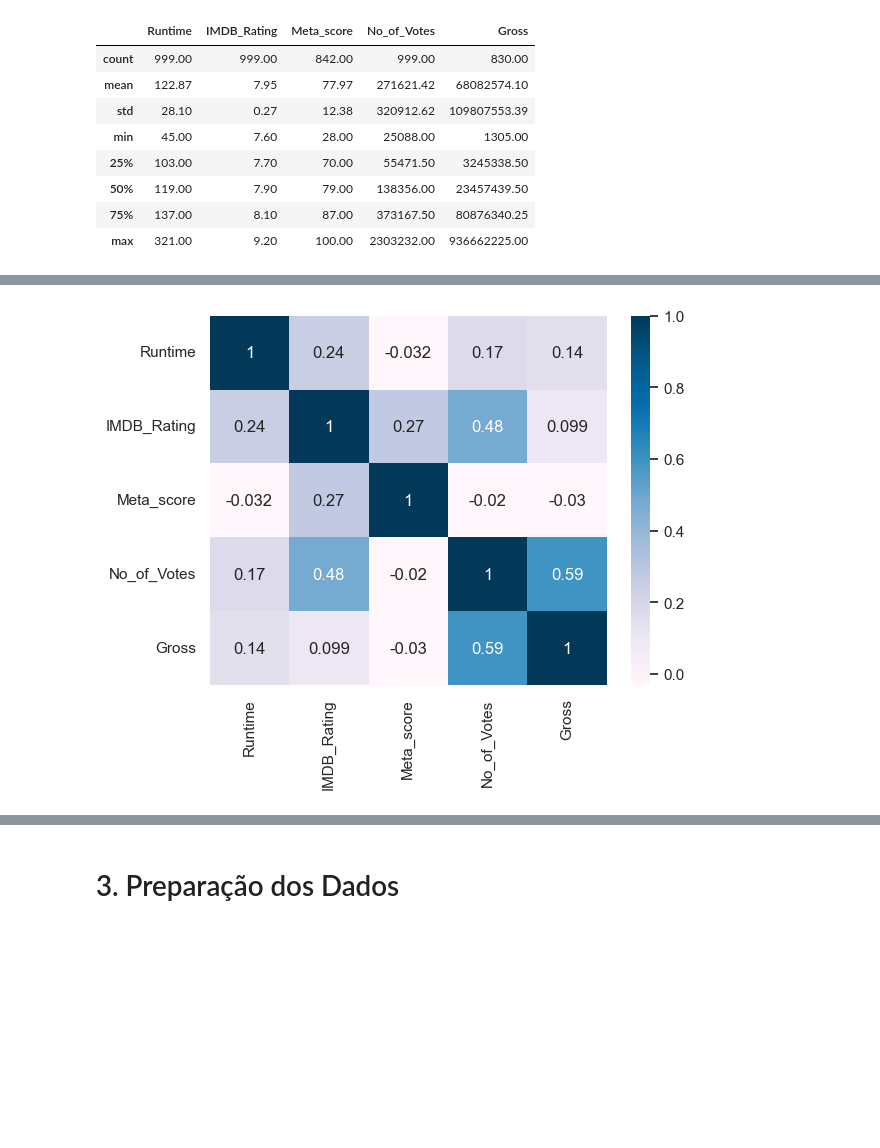
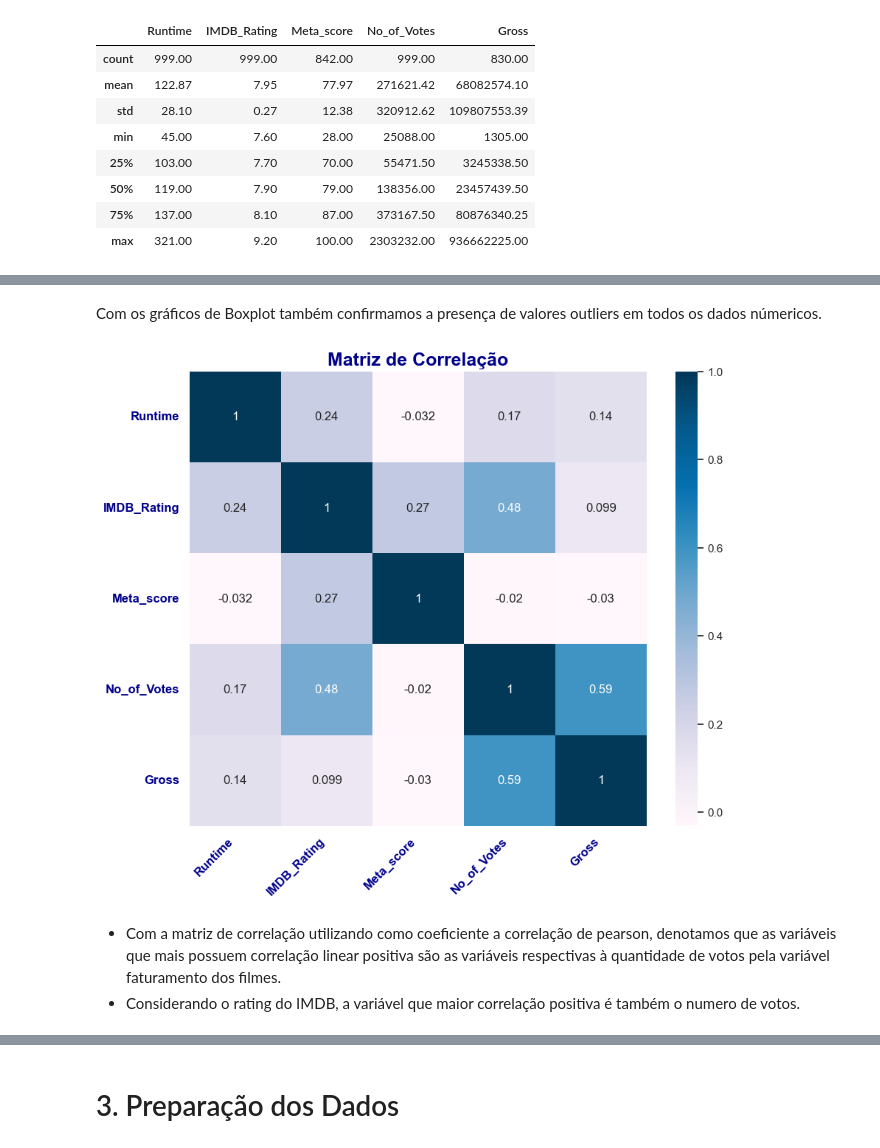
Before and after one commit to AurelioGuilherme/Desafio_Ciencia_de_Dados, a Jupyter notebook: Notebooks/EDA.ipynb, the cells around one changed output, grey strips where cells are left out. Cells and saved outputs as stored; diff of their text form; code cells hidden in the pictures; blank space fills up the shorter version.

```diff
--- a/Notebooks/EDA.ipynb
+++ b/Notebooks/EDA.ipynb
@@ -896,4 +1107,17 @@ plt.show()
-# %%
-ax = sns.heatmap(df[columns_numeric].corr(), annot=True, cmap = "PuBu")
-# %% [output]
-[figure, removed]
+# %% [markdown]
+Com os gráficos de Boxplot também confirmamos a presença de valores outliers em todos os dados númericos.
+# %%
+# Plotando o gráfico de correlação
+plt.figure(figsize=(10, 8))
+ax = sns.heatmap(df[columns_numeric].corr(), annot=True, cmap = "PuBu")
+
+# Customizando o gráfico
+ax.set_title('Matriz de Correlação',fontsize=18, weight='bold', color='darkblue')
+plt.xticks(rotation=45, ha='right', fontsize=12, weight='bold', color='darkblue')
+plt.yticks(rotation=0, fontsize=12, weight='bold', color='darkblue')
+plt.show()
+# %% [output]
+[figure, added]
+# %% [markdown]
+- Com a matriz de correlação utilizando como coeficiente a correlação de pearson, denotamos que as variáveis que mais possuem correlação linear positiva são as variáveis respectivas à quantidade de votos pela variável faturamento dos filmes.
+- Considerando o rating do IMDB, a variável que maior correlação positiva é também o numero de votos.
```
Also changed, not shown: parts of 145 cells of this notebook, 2 other files.
